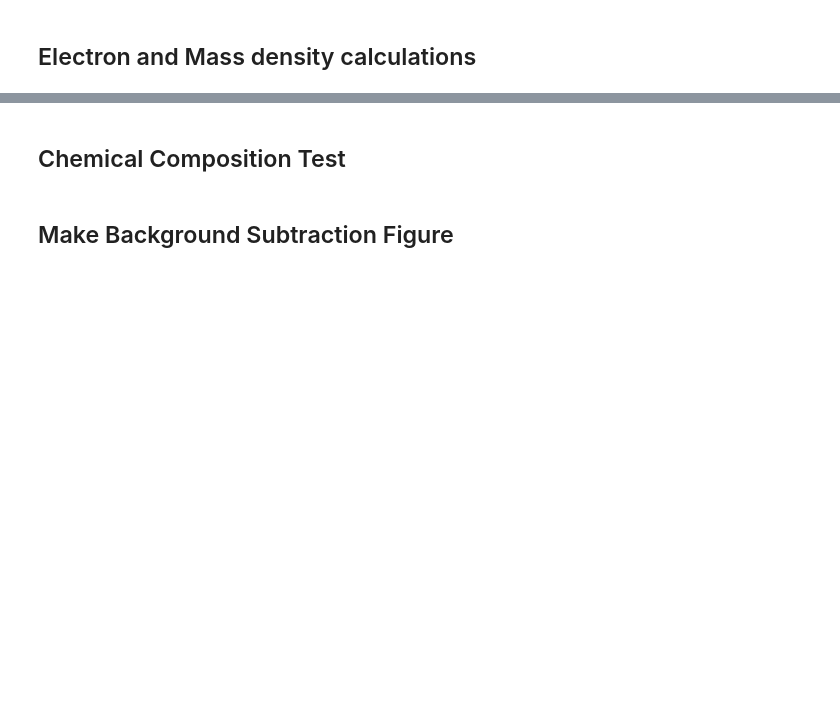
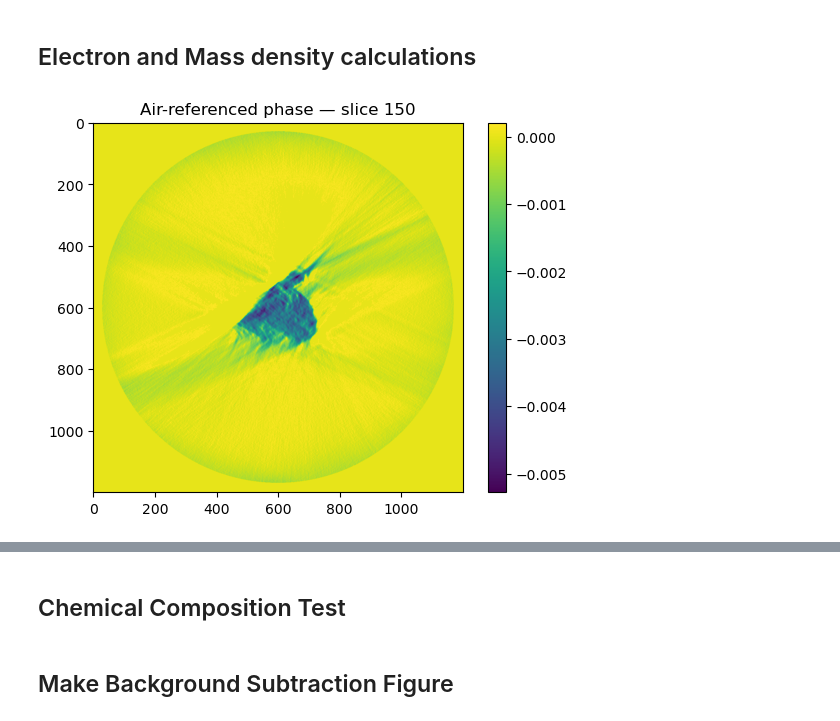
Before and after one commit to levijh1/TomoMono, a Jupyter notebook: densityConversion.ipynb, the cells around one changed output, grey strips where cells are left out. Saved outputs shown, nothing was run; the diff lists cells and outputs as text; code cells hidden in the pictures; blank space fills up the shorter version.

```diff
--- a/densityConversion.ipynb
+++ b/densityConversion.ipynb
@@ -500,13 +613,12 @@ plt.show()
 # %% [markdown]
 ## Electron and Mass density calculations
 # %%
-##Plot histogram of pixel volumes throughout whole cropped volume
+# Air-referenced phase volume going into the density conversions.
+# (The shift was applied above, before the region masks were defined.)
 rough_volume = vol_raw  # alias — no copy
 plt.imshow(rough_volume[150])
 plt.colorbar()
+plt.title('Air-referenced phase — slice 150')
 plt.show()
-
-print(np.shape(rough_volume))
-plt.hist(rough_volume[rough_volume != 0].ravel(), 300, log=False)
-plt.xlabel('Raw phase shift per voxel')
-plt.show()
+# %% [output]
+[figure, added]
```
Also changed, not shown: parts of 28 cells of this notebook, 3 other files.
